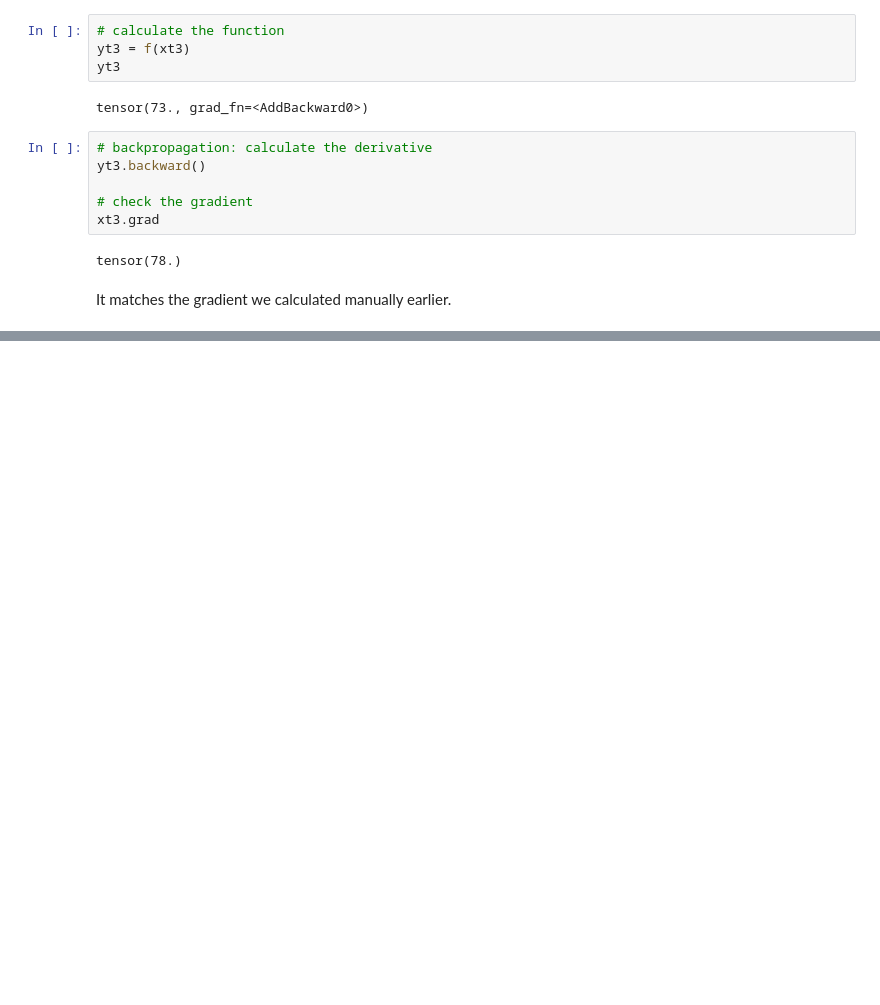
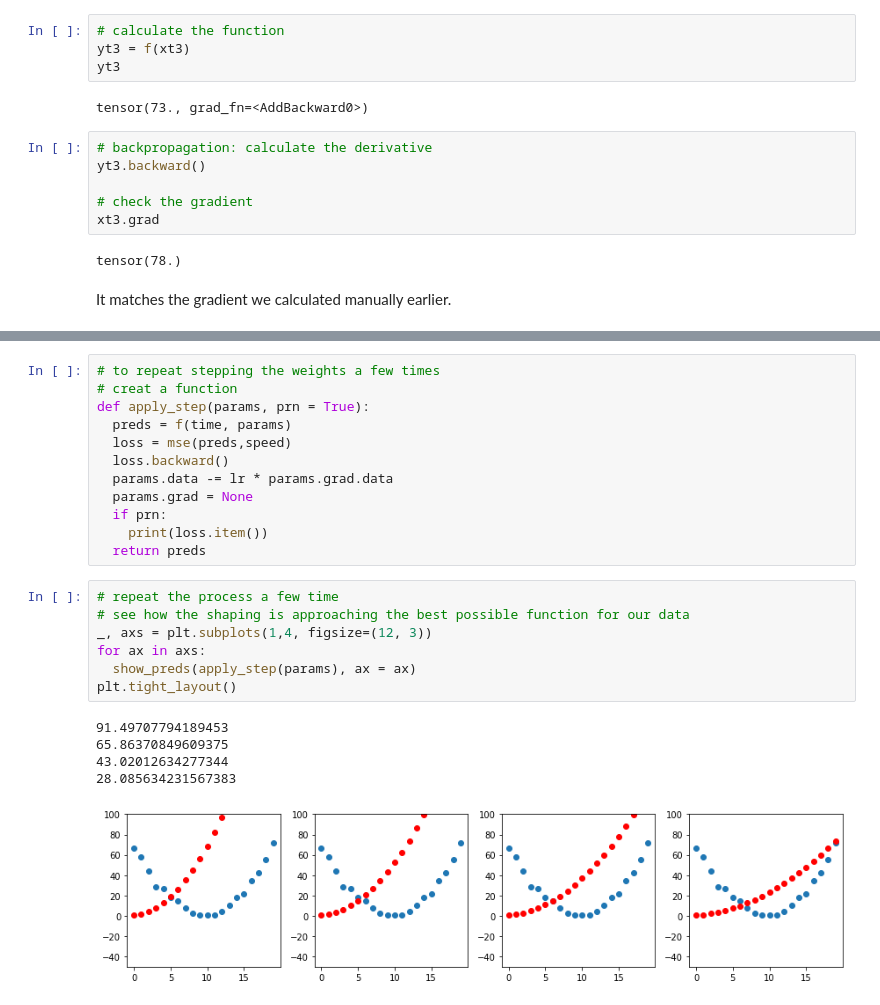
Before and after one commit to ttcielott/Deep_Learning_for_Coders_with-Fastai_and_PyTorch, a Jupyter notebook: Chapter4_Under_the_hood.ipynb, the cells around one changed output, grey strips where cells are left out. Saved outputs shown, nothing was run; the diff lists cells and outputs as text; blank space fills up the shorter version.

```diff
--- a/Chapter4_Under_the_hood.ipynb
+++ b/Chapter4_Under_the_hood.ipynb
@@ -677,0 +790,25 @@ It matches the gradient we calculated manually earlier.
+# %%
+# to repeat stepping the weights a few times
+# creat a function
+def apply_step(params, prn = True):
+  preds = f(time, params)
+  loss = mse(preds,speed)
+  loss.backward()
+  params.data -= lr * params.grad.data
+  params.grad = None
+  if prn:
+    print(loss.item())
+  return preds
+# %%
+# repeat the process a few time
+# see how the shaping is approaching the best possible function for our data
+_, axs = plt.subplots(1,4, figsize=(12, 3))
+for ax in axs:
+  show_preds(apply_step(params), ax = ax)
+plt.tight_layout()
+# %% [output]
+91.49707794189453
+65.86370849609375
+43.02012634277344
+28.085634231567383
+[figure, added]
```
Also changed, not shown: parts of 24 cells of this notebook.
